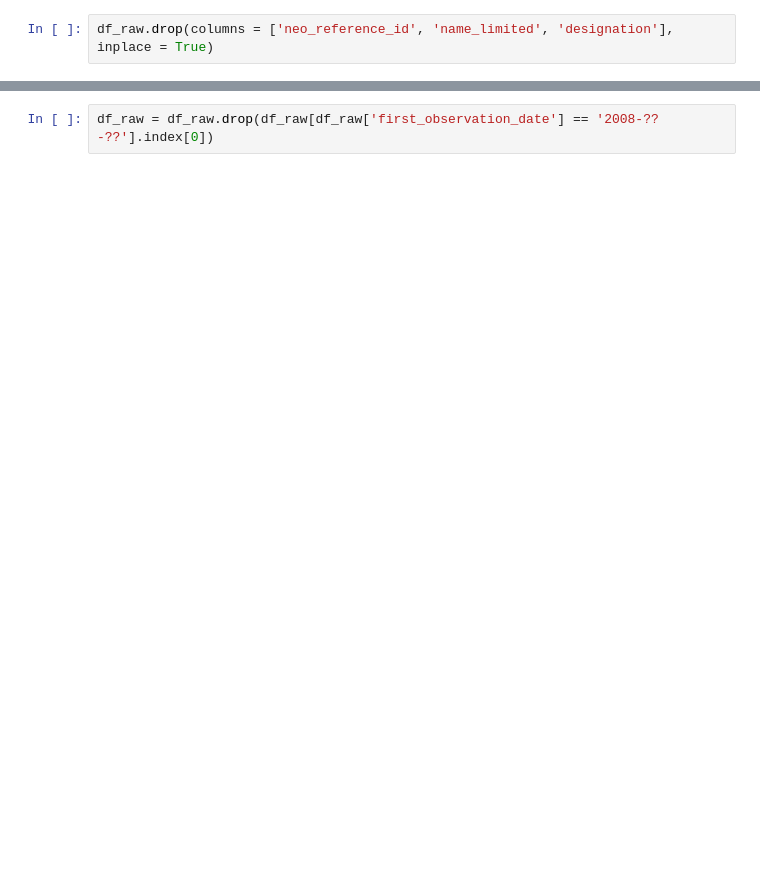
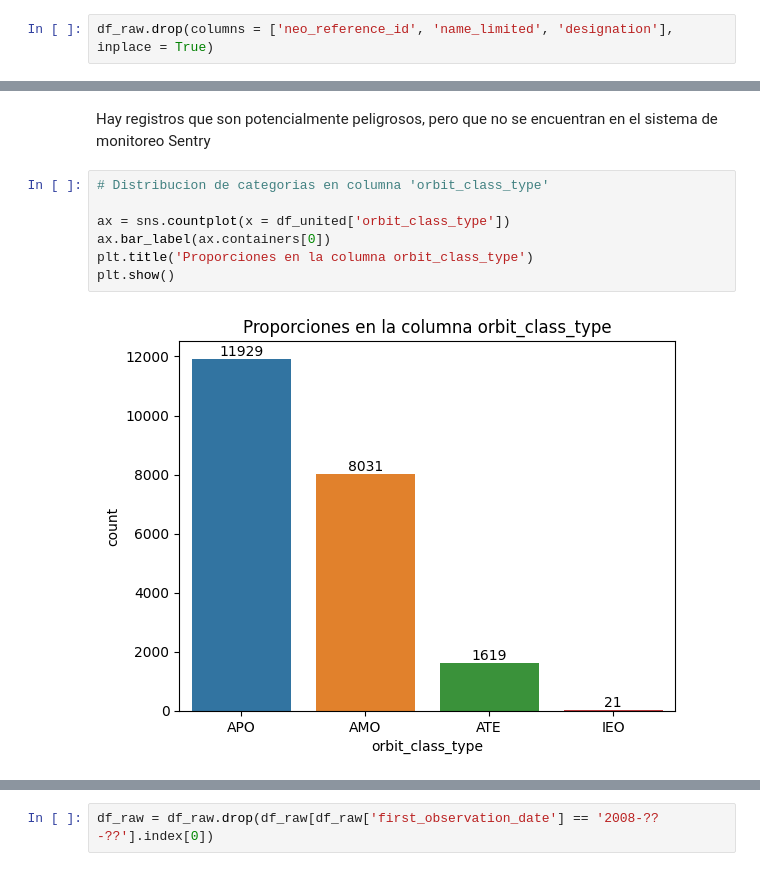
Before and after one commit to lusilve44/Proyecto-Cicada, a Jupyter notebook: src/explore.ipynb, the cells around one changed output, grey strips where cells are left out. Cells and saved outputs as stored; diff of their text form; blank space fills up the shorter version.

```diff
--- a/src/explore.ipynb
+++ b/src/explore.ipynb
@@ -314,0 +251,11 @@ memory usage: 2.2+ MB
+# %% [markdown]
+Hay registros que son potencialmente peligrosos, pero que no se encuentran en el sistema de monitoreo Sentry
+# %%
+# Distribucion de categorias en columna 'orbit_class_type'
+
+ax = sns.countplot(x = df_united['orbit_class_type'])
+ax.bar_label(ax.containers[0])
+plt.title('Proporciones en la columna orbit_class_type')
+plt.show()
+# %% [output]
+[figure, added]
```
Also changed, not shown: parts of 266 cells of this notebook, 23 other files.
